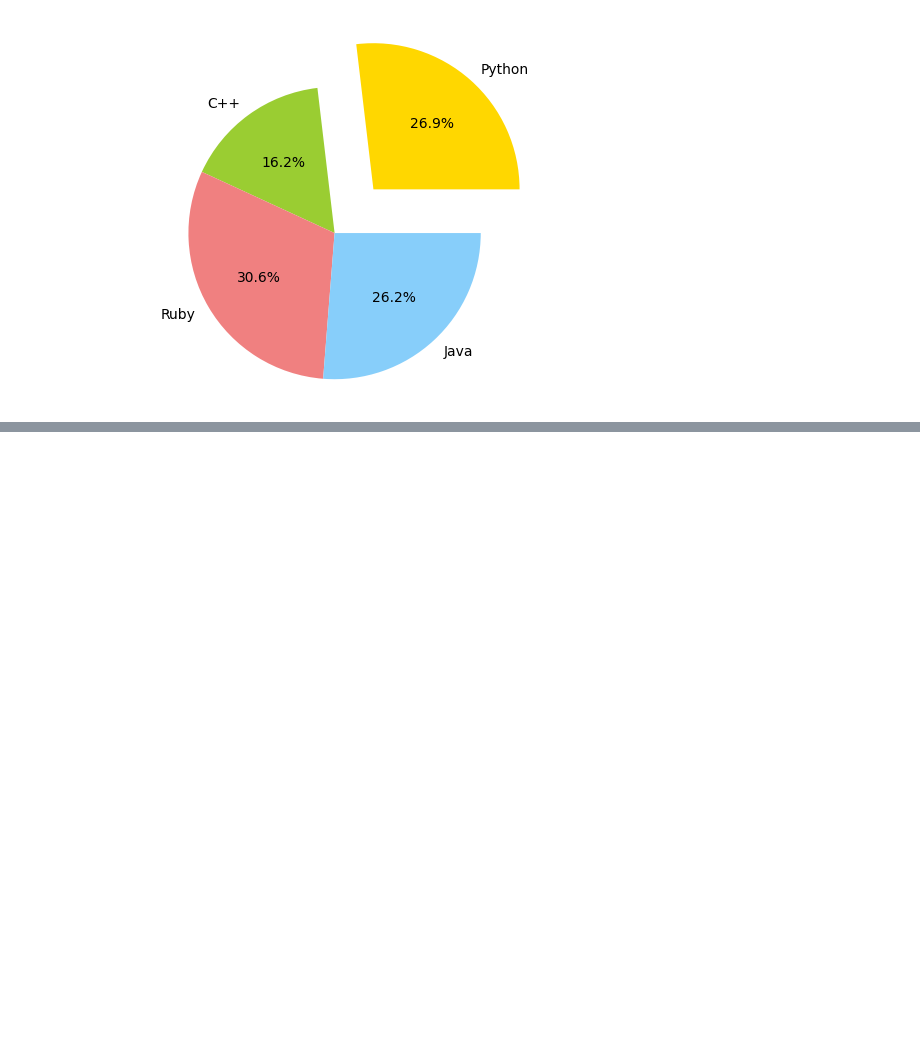
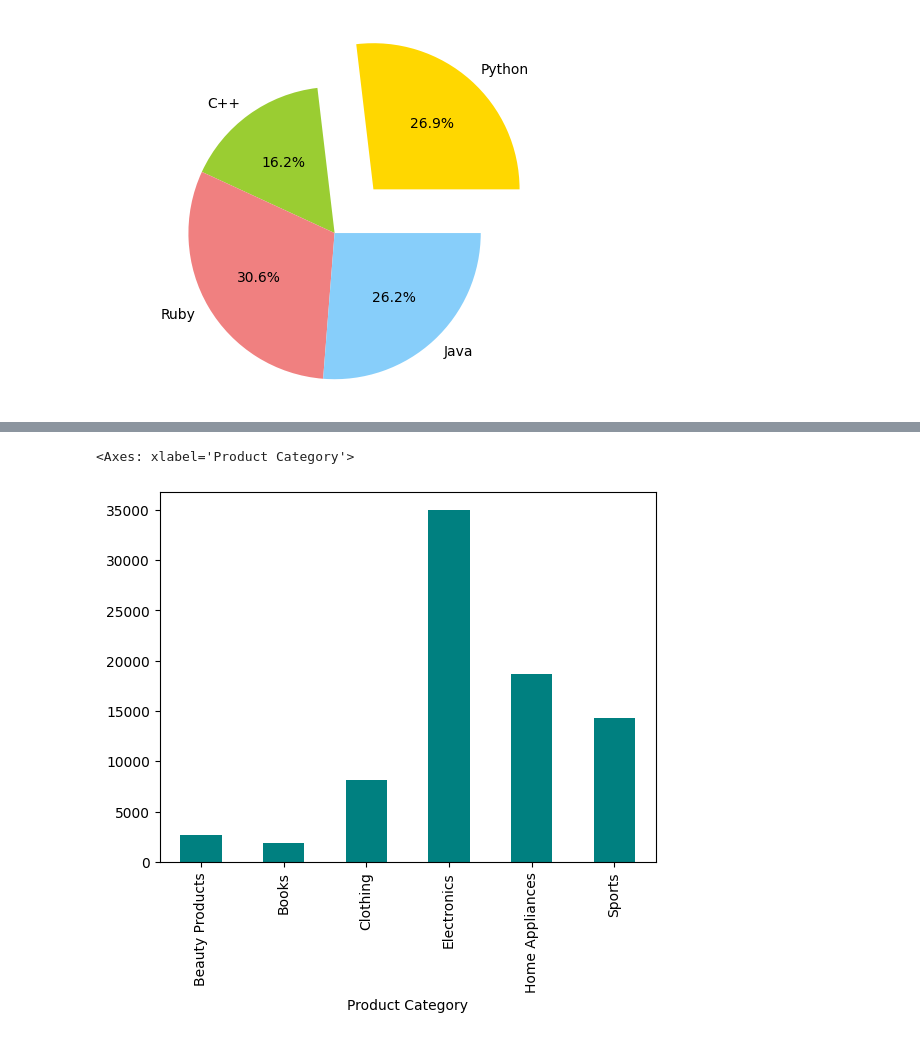
Before and after one commit to francisfernande/Pandas, a Jupyter notebook: Matplot_Seaborn.ipynb, the cells around one changed output, grey strips where cells are left out. Saved outputs shown, nothing was run; the diff lists cells and outputs as text; code cells hidden in the pictures; blank space fills up the shorter version.

```diff
--- a/Matplot_Seaborn.ipynb
+++ b/Matplot_Seaborn.ipynb
@@ -166,3 +177,8 @@ plt.axis('equal')
 plt.show()
 # %% [output]
 [figure]
+# %%
+## Sales Data Visualization
+import pandas as pd
+sales_data_df=pd.read_csv('sales_data.csv')
+sales_data_df.head(5)
@@ -168,0 +211,4 @@ plt.show()
+# %%
+## plot total sales by products
+total_sales_by_product=sales_data_df.groupby('Product Category')['Total Revenue'].sum()
+print(total_sales_by_product)
@@ -168,0 +224,5 @@ plt.show()
+# %%
+total_sales_by_product.plot(kind='bar',color='teal')
+# %% [output]
+<Axes: xlabel='Product Category'>
+[figure, added]
```
Also changed, not shown: parts of 7 cells of this notebook.
